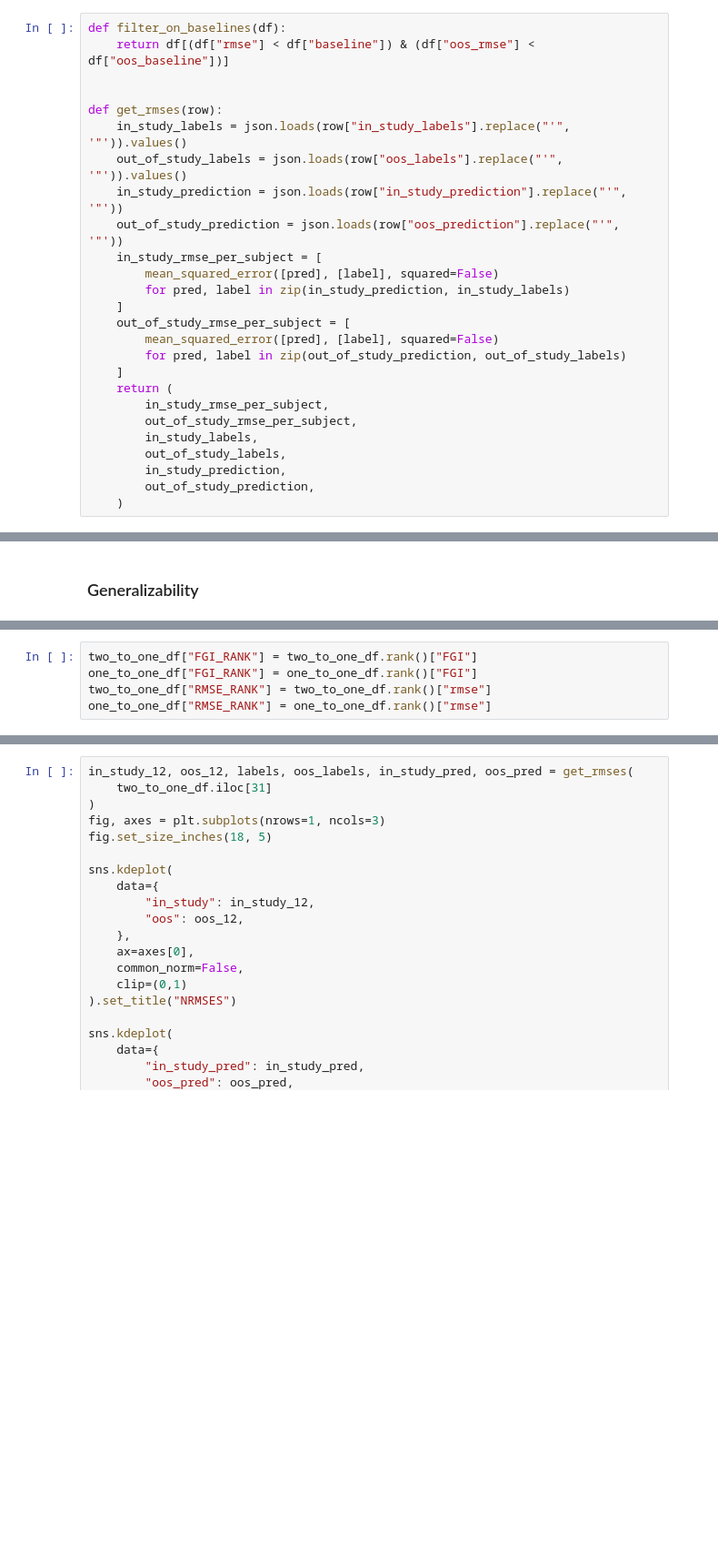
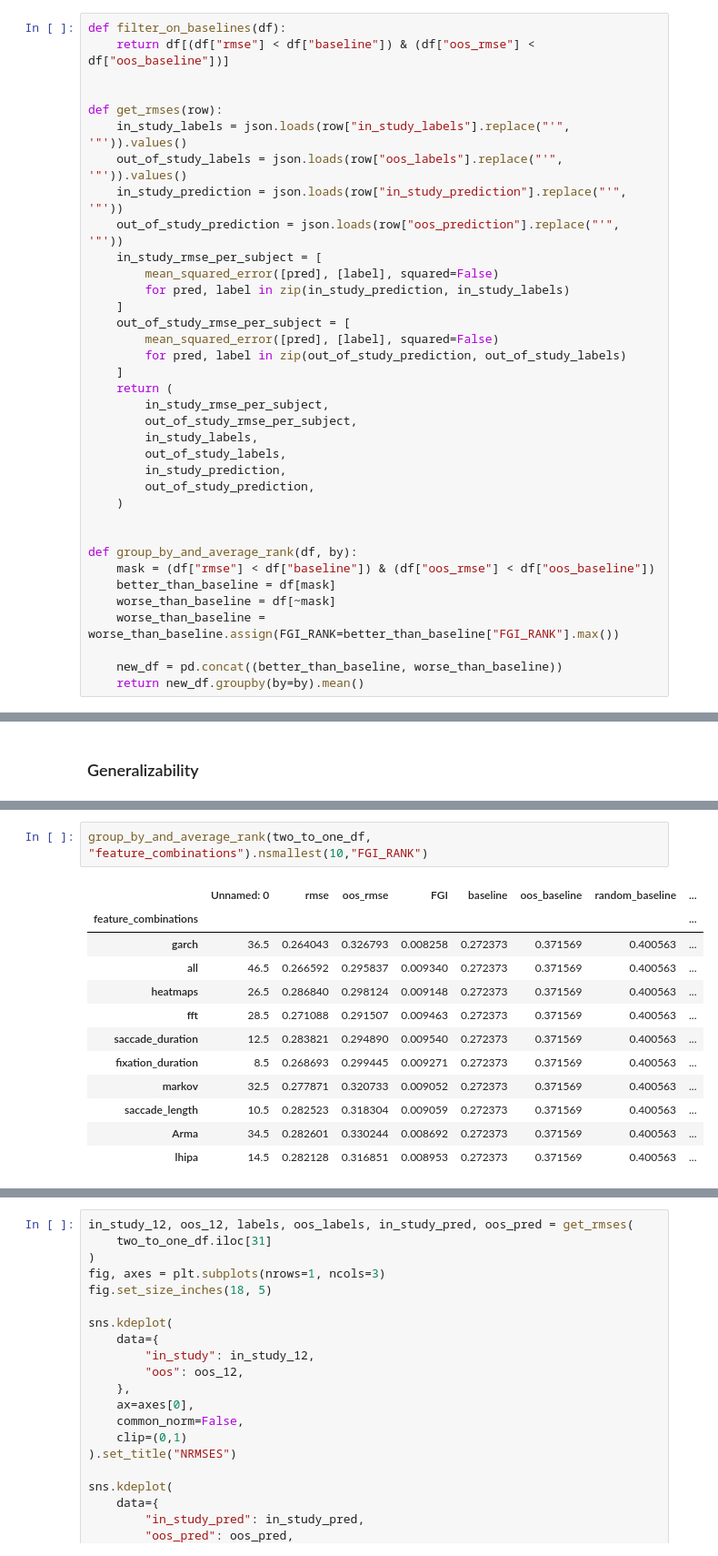
Before and after one commit to s0lvang/ideal-pancake, a Jupyter notebook: misc/notebooks/Analyze Results.ipynb, the cells around one changed output, grey strips where cells are left out. Shown at 91% size. Cells and saved outputs as stored; diff of their text form; blank space fills up the shorter version.

```diff
--- a/misc/notebooks/Analyze Results.ipynb
+++ b/misc/notebooks/Analyze Results.ipynb
@@ -240,3 +257,13 @@ def get_rmses(row):
         in_study_prediction,
         out_of_study_prediction,
     )
+
+
+def group_by_and_average_rank(df, by):
+    mask = (df["rmse"] < df["baseline"]) & (df["oos_rmse"] < df["oos_baseline"])
+    better_than_baseline = df[mask]
+    worse_than_baseline = df[~mask]
+    worse_than_baseline = worse_than_baseline.assign(FGI_RANK=better_than_baseline["FGI_RANK"].max())
+
+    new_df = pd.concat((better_than_baseline, worse_than_baseline))
+    return new_df.groupby(by=by).mean()
@@ -407,5 +354,15 @@ filter_on_baselines(two_to_one_df).nsmallest(20, "FGI").loc[:, ["feature_combina
-# %%
-two_to_one_df["FGI_RANK"] = two_to_one_df.rank()["FGI"]
-one_to_one_df["FGI_RANK"] = one_to_one_df.rank()["FGI"]
-two_to_one_df["RMSE_RANK"] = two_to_one_df.rank()["rmse"]
-one_to_one_df["RMSE_RANK"] = one_to_one_df.rank()["rmse"]
+# %%
+group_by_and_average_rank(two_to_one_df, "feature_combinations").nsmallest(10,"FGI_RANK")
+# %% [output]
+|  | Unnamed: 0 | rmse | oos_rmse | FGI | baseline | oos_baseline | random_baseline | ... |
+| feature_combinations |  |  |  |  |  |  |  | ... |
+| garch | 36.5 | 0.264043 | 0.326793 | 0.008258 | 0.272373 | 0.371569 | 0.400563 | ... |
+| all | 46.5 | 0.266592 | 0.295837 | 0.009340 | 0.272373 | 0.371569 | 0.400563 | ... |
+| heatmaps | 26.5 | 0.286840 | 0.298124 | 0.009148 | 0.272373 | 0.371569 | 0.400563 | ... |
+| fft | 28.5 | 0.271088 | 0.291507 | 0.009463 | 0.272373 | 0.371569 | 0.400563 | ... |
+| saccade_duration | 12.5 | 0.283821 | 0.294890 | 0.009540 | 0.272373 | 0.371569 | 0.400563 | ... |
+| fixation_duration | 8.5 | 0.268693 | 0.299445 | 0.009271 | 0.272373 | 0.371569 | 0.400563 | ... |
+| markov | 32.5 | 0.277871 | 0.320733 | 0.009052 | 0.272373 | 0.371569 | 0.400563 | ... |
+| saccade_length | 10.5 | 0.282523 | 0.318304 | 0.009059 | 0.272373 | 0.371569 | 0.400563 | ... |
+| Arma | 34.5 | 0.282601 | 0.330244 | 0.008692 | 0.272373 | 0.371569 | 0.400563 | ... |
+| lhipa | 14.5 | 0.282128 | 0.316851 | 0.008953 | 0.272373 | 0.371569 | 0.400563 | ... |
```
Also changed, not shown: parts of 19 cells of this notebook.
